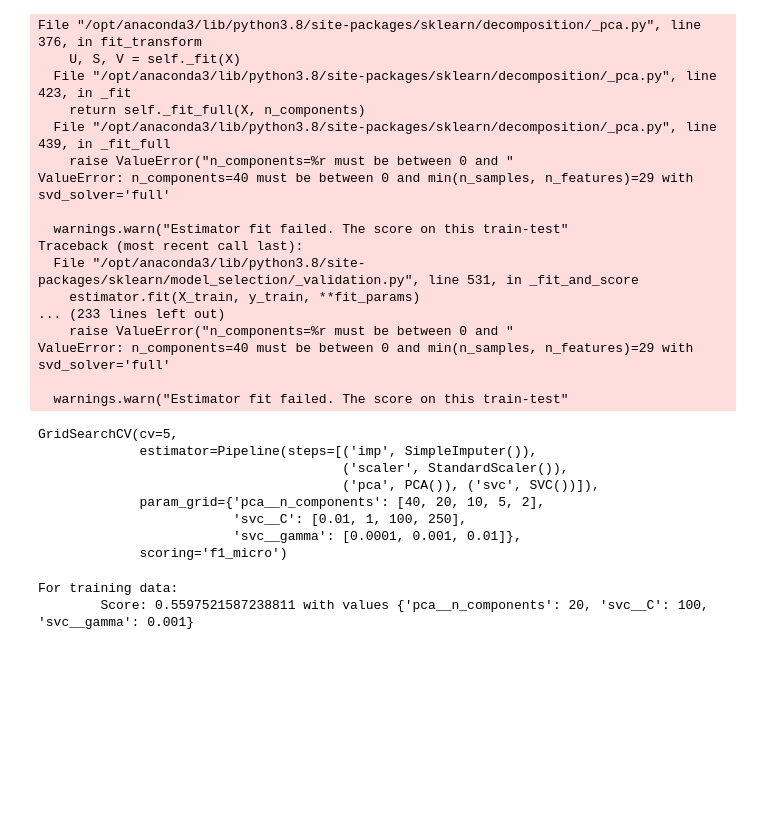
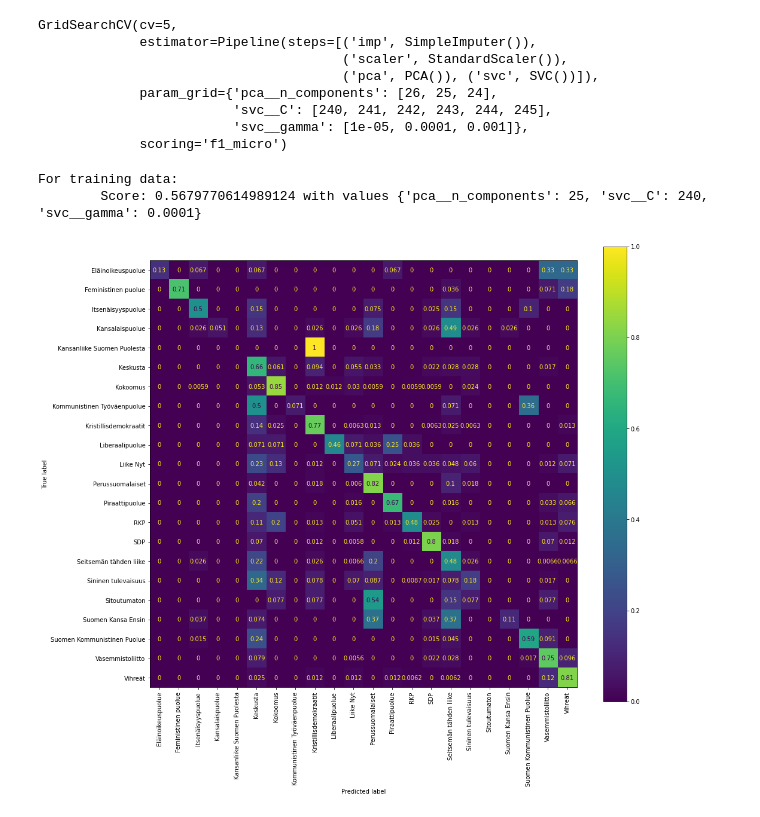
Before and after one commit to SanteriVtj/election-compass-2019, a Jupyter notebook: predict_party.ipynb, the cells around one changed output. Saved outputs shown, nothing was run; the diff lists cells and outputs as text; code cells hidden in the pictures; blank space fills up the shorter version.

Commit message:
confusion matrix

```diff
--- a/predict_party.ipynb
+++ b/predict_party.ipynb
@@ -23,7 +26,7 @@ y = df.puolue
 # %%
 X_train, X_test, y_train, y_test = ModelSelection.train_test_split(X_cat, y, test_size=.2, random_state=42)
 # %%
-pipe_svc_cat = pipe2 = Pipeline([
+pipe_svc = Pipeline([
     # Yeah not too smart way to handle missing data at this instance but has to do for now
     ('imp', SimpleImputer(missing_values=np.nan, strategy='mean')),
     ('scaler', StandardScaler()),
@@ -31,41 +34,30 @@ pipe_svc_cat = pipe2 = Pipeline([
     ('svc', SVC())])
 # %%
 param_grid = {
-    'svc__gamma':[1e-04, 1e-03, 1e-02],
-    'svc__C': [.01, 1, 100, 150, 200, 250],
-    'pca__n_components':[25, 20, 15, 10, 5, 2]
+    'svc__gamma':[1e-05, 1e-04, 1e-03],
+    'svc__C': [240, 241, 242, 243, 244, 245],
+    'pca__n_components':[26, 25, 24]
     }
-gs_svc_cat = GridSearchCV(pipe_svc_cat, param_grid=param_grid, cv=5, scoring='f1_micro')
+gs_svc = GridSearchCV(pipe_svc, param_grid=param_grid, cv=5, scoring='f1_micro')
 # %%
-gs_svc_cat.fit(X_train, y_train)
+gs_svc.fit(X_train, y_train)
 # %% [output]
-File "/opt/anaconda3/lib/python3.8/site-packages/sklearn/decomposition/_pca.py", line 376, in fit_transform
-    U, S, V = self._fit(X)
-  File "/opt/anaconda3/lib/python3.8/site-packages/sklearn/decomposition/_pca.py", line 423, in _fit
-    return self._fit_full(X, n_components)
-  File "/opt/anaconda3/lib/python3.8/site-packages/sklearn/decomposition/_pca.py", line 439, in _fit_full
-    raise ValueError("n_components=%r must be between 0 and "
-ValueError: n_components=40 must be between 0 and min(n_samples, n_features)=29 with svd_solver='full'
-
-  warnings.warn("Estimator fit failed. The score on this train-test"
-Traceback (most recent call last):
-  File "/opt/anaconda3/lib/python3.8/site-packages/sklearn/model_selection/_validation.py", line 531, in _fit_and_score
-    estimator.fit(X_train, y_train, **fit_params)
-... (233 lines left out)
-    raise ValueError("n_components=%r must be between 0 and "
-ValueError: n_components=40 must be between 0 and min(n_samples, n_features)=29 with svd_solver='full'
-
-  warnings.warn("Estimator fit failed. The score on this train-test"
+GridSearchCV(cv=5,
+             estimator=Pipeline(steps=[('imp', SimpleImputer()),
+                                       ('scaler', StandardScaler()),
+                                       ('pca', PCA()), ('svc', SVC())]),
+             param_grid={'pca__n_components': [26, 25, 24],
+                         'svc__C': [240, 241, 242, 243, 244, 245],
+                         'svc__gamma': [1e-05, 0.0001, 0.001]},
+             scoring='f1_micro')
-GridSearchCV(cv=5,
-             estimator=Pipeline(steps=[('imp', SimpleImputer()),
-                                       ('scaler', StandardScaler()),
-                                       ('pca', PCA()), ('svc', SVC())]),
-             param_grid={'pca__n_components': [40, 20, 10, 5, 2],
-                         'svc__C': [0.01, 1, 100, 250],
-                         'svc__gamma': [0.0001, 0.001, 0.01]},
-             scoring='f1_micro')
 # %%
-print(f"For training data: \n\tScore: {gs_svc_cat.best_score_} with values {gs_svc_cat.best_params_}")
+print(f"For training data: \n\tScore: {gs_svc.best_score_} with values {gs_svc.best_params_}")
 # %% [output]
 For training data:
-        Score: 0.5597521587238811 with values {'pca__n_components': 20, 'svc__C': 100, 'svc__gamma': 0.001}
+        Score: 0.5679770614989124 with values {'pca__n_components': 25, 'svc__C': 240, 'svc__gamma': 0.0001}
+# %%
+fig, ax = plt.subplots(figsize=(16,14))
+plot_confusion_matrix(gs_svc, X_train, y_train, normalize='true', xticks_rotation='vertical', ax=ax)
+plt.show()
+# %% [output]
+[figure, added]
```
Also changed, not shown: parts of 4 cells of this notebook.
